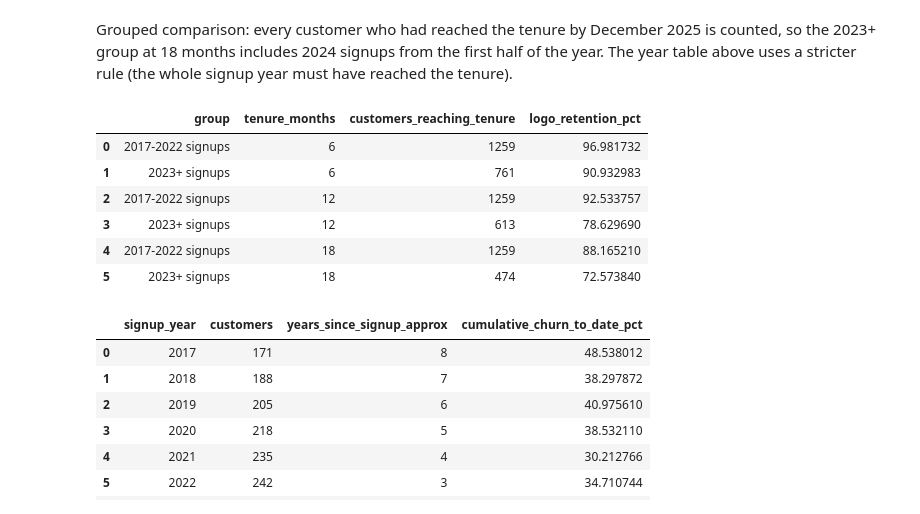
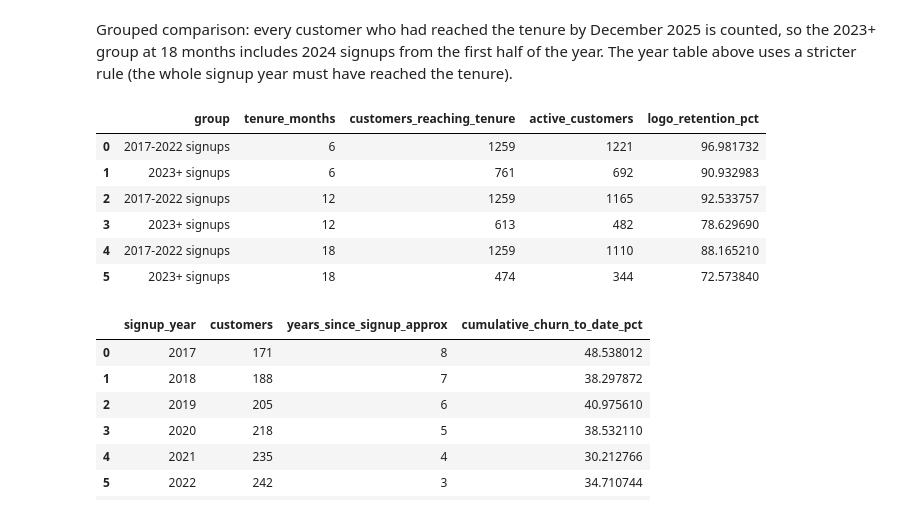
Before and after one commit to xbhxnxv/northbridge-buyside-diligence, a Jupyter notebook: notebooks/04c_cohorts.ipynb, the cells around one changed output. Saved outputs shown, nothing was run; the diff lists cells and outputs as text; code cells hidden in the pictures.

```diff
--- a/notebooks/04c_cohorts.ipynb
+++ b/notebooks/04c_cohorts.ipynb
@@ -121,7 +121,8 @@ for T in (6, 12, 18):
     s = act[act.tenure == T].groupby("signup_year").active.agg(["mean", "size"])
     for y, r in s.iterrows():
         if observable(pd.Series([last_y[y]]), pd.Series([T])).iloc[0]:
-            rows.append({"signup_year": y, "tenure_months": T, "logo_retention_pct": 100 * r["mean"], "customers": int(r["size"])})
+            rows.append({"signup_year": y, "tenure_months": T, "logo_retention_pct": 100 * r["mean"], "customers": int(r["size"]),
+                         "active_customers": int(round(r["mean"] * r["size"]))})
 tm = pd.DataFrame(rows)
 # revenue retention at the same tenures for in-window signup years
 cmy = sql_file(con, "cohort_mrr").groupby(["signup_year", "tenure"], as_index=False).mrr.sum()
@@ -149,24 +150,24 @@ Grouped comparison: every customer who had reached the tenure by December 2025 i
 # %%
 # Older cohorts (2017 to 2022) against newer (2023 onwards) at the same tenure
 tm["group"] = np.where(tm.signup_year <= 2022, "2017-2022 signups", "2023+ signups")
 grp = act.assign(group=np.where(act.signup_year <= 2022, "2017-2022 signups", "2023+ signups"))
 rows = []
 for T in (6, 12, 18):
     for gname, gd in grp.groupby("group"):
         eligible = gd[observable(gd.signup_month, pd.Series(T, index=gd.index))]
         cell = eligible[eligible.tenure == T]
         rows.append({"group": gname, "tenure_months": T, "customers_reaching_tenure": len(cell),
-                     "logo_retention_pct": 100 * cell.active.mean()})
+                     "active_customers": int(cell.active.sum()), "logo_retention_pct": 100 * cell.active.mean()})
 old_new = save_table(pd.DataFrame(rows), "4c_old_vs_new_cohorts")
 old_new
 # %% [output]
-|  | group | tenure_months | customers_reaching_tenure | logo_retention_pct |
-| 0 | 2017-2022 signups | 6 | 1259 | 96.981732 |
-| 1 | 2023+ signups | 6 | 761 | 90.932983 |
-| 2 | 2017-2022 signups | 12 | 1259 | 92.533757 |
-| 3 | 2023+ signups | 12 | 613 | 78.629690 |
-| 4 | 2017-2022 signups | 18 | 1259 | 88.165210 |
-| 5 | 2023+ signups | 18 | 474 | 72.573840 |
+|  | group | tenure_months | customers_reaching_tenure | active_customers | logo_retention_pct |
+| 0 | 2017-2022 signups | 6 | 1259 | 1221 | 96.981732 |
+| 1 | 2023+ signups | 6 | 761 | 692 | 90.932983 |
+| 2 | 2017-2022 signups | 12 | 1259 | 1165 | 92.533757 |
+| 3 | 2023+ signups | 12 | 613 | 482 | 78.629690 |
+| 4 | 2017-2022 signups | 18 | 1259 | 1110 | 88.165210 |
+| 5 | 2023+ signups | 18 | 474 | 344 | 72.573840 |
 # %%
 # Why cumulative churn misleads: churn to date by signup year, which rises with age
 cum = act[act.month == END].groupby("signup_year").active.agg(["mean", "size"]).reset_index()
```
Also changed, not shown: 30 other files.
